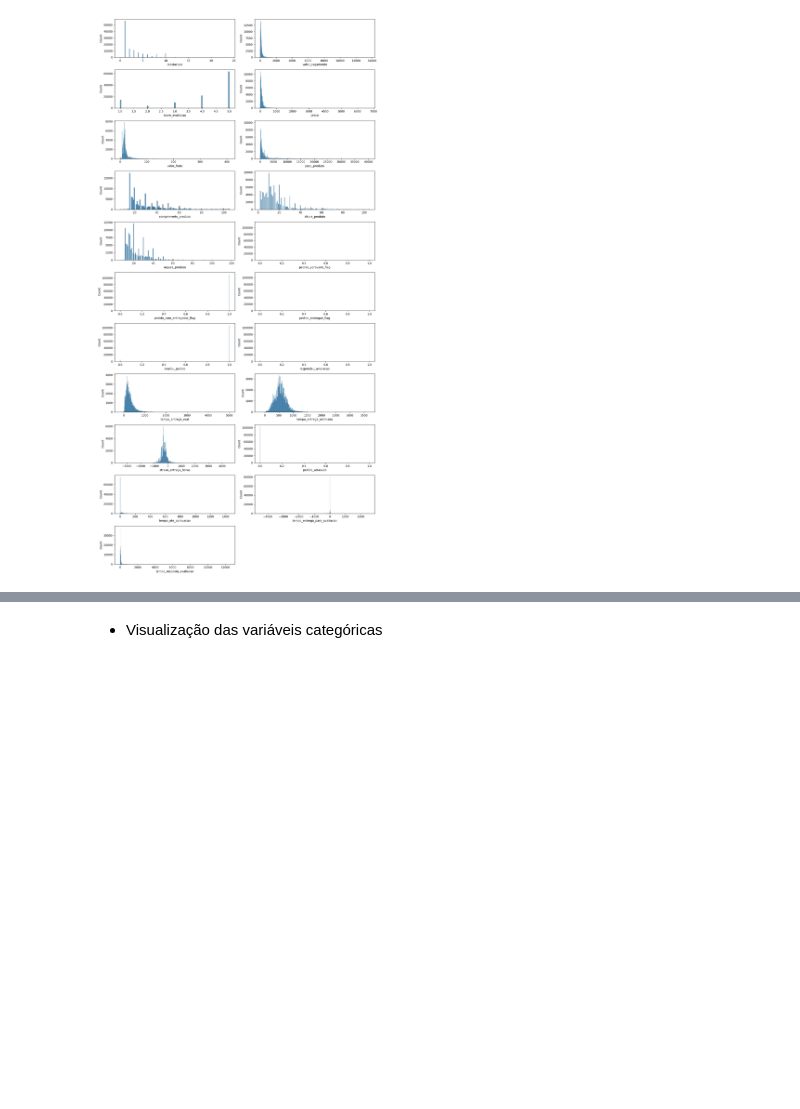
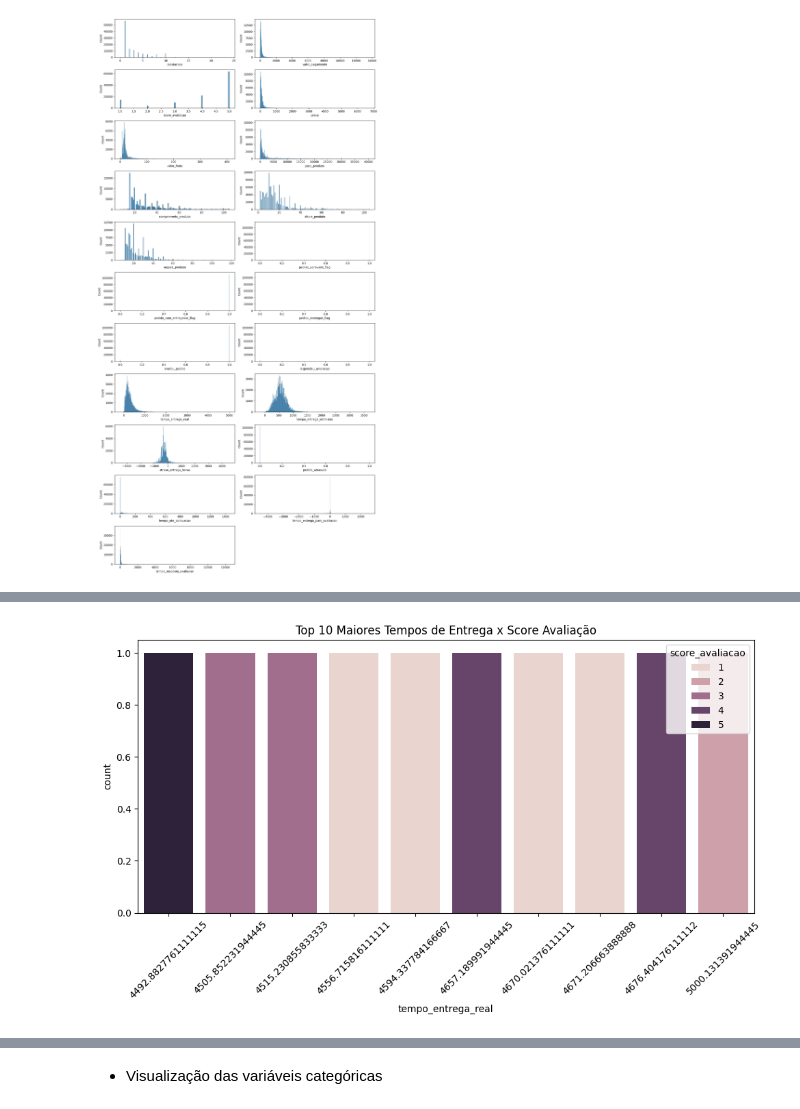
Before and after one commit to ana-ruth-bezerra/data_analysis, a Jupyter notebook: notebooks/01_exploratory_analysis.ipynb, the cells around one changed output, grey strips where cells are left out. Cells and saved outputs as stored; diff of their text form; code cells hidden in the pictures; blank space fills up the shorter version.

```diff
--- a/notebooks/01_exploratory_analysis.ipynb
+++ b/notebooks/01_exploratory_analysis.ipynb
@@ -746,0 +826,10 @@ for j in range(idx + 1, len(axes)):
+# %%
+df_maiores_tempos = df[df['tempo_entrega_real'].notnull()].sort_values('tempo_entrega_real', ascending=True).tail(10)
+plt.figure(figsize=(10, 6))
+ax = sns.countplot(data=df_maiores_tempos, x="tempo_entrega_real", hue="score_avaliacao")
+plt.title("Top 10 Maiores Tempos de Entrega x Score Avaliação")
+plt.xticks(rotation=45)
+plt.tight_layout()
+plt.show()
+# %% [output]
+[figure, added]
```
Also changed, not shown: parts of 28 cells of this notebook.
